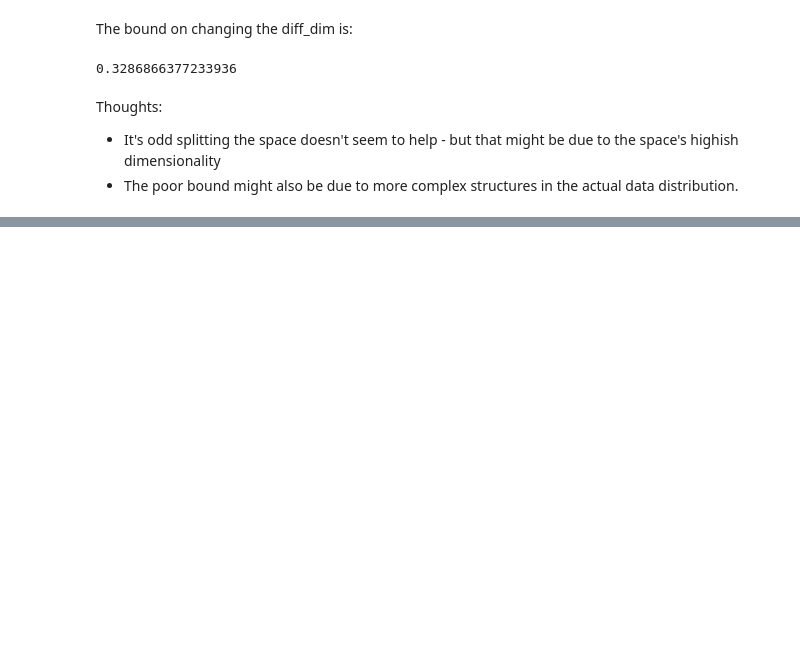
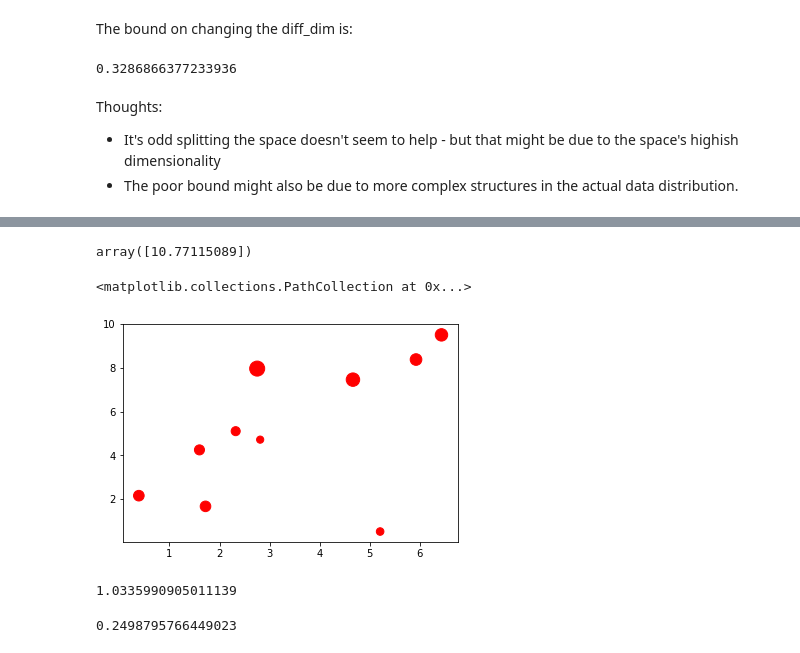
Before and after one commit to lionfish0/GPAdversarialBound, a Jupyter notebook: jupyter/New Version.ipynb, the cells around one changed output, grey strips where cells are left out. Saved outputs shown, nothing was run; the diff lists cells and outputs as text; code cells hidden in the pictures; blank space fills up the shorter version.

```diff
--- a/jupyter/New Version.ipynb
+++ b/jupyter/New Version.ipynb
@@ -316,0 +483,21 @@ Thoughts:
+# %%
+X = np.random.rand(10,2)*10
+W = np.random.randn(10)+2
+ls = 2.0
+d = 2
+gridspacing = 0.1
+gridstart = [0.0,0.0]
+gridend = [10.0,10.0]
+findbound(X, W, ls, d, gridspacing, gridstart, gridend)
+# %% [output]
+array([10.77115089])
+# %%
+plt.scatter(X[:,0],X[:,1],50*W,marker='o',color='red')
+plt.scatter(X[:,0],X[:,1],-50*W,marker='o',color='blue')
+# %% [output]
+<matplotlib.collections.PathCollection at 0x...>
+[figure, added]
+# %%
+np.min(W)
+# %% [output]
+1.0335990905011139
@@ -316,0 +519,4 @@ Thoughts:
+# %%
+boundgrad
+# %% [output]
+0.2498795766449023
```
Also changed, not shown: parts of 19 cells of this notebook, 1 other file.
